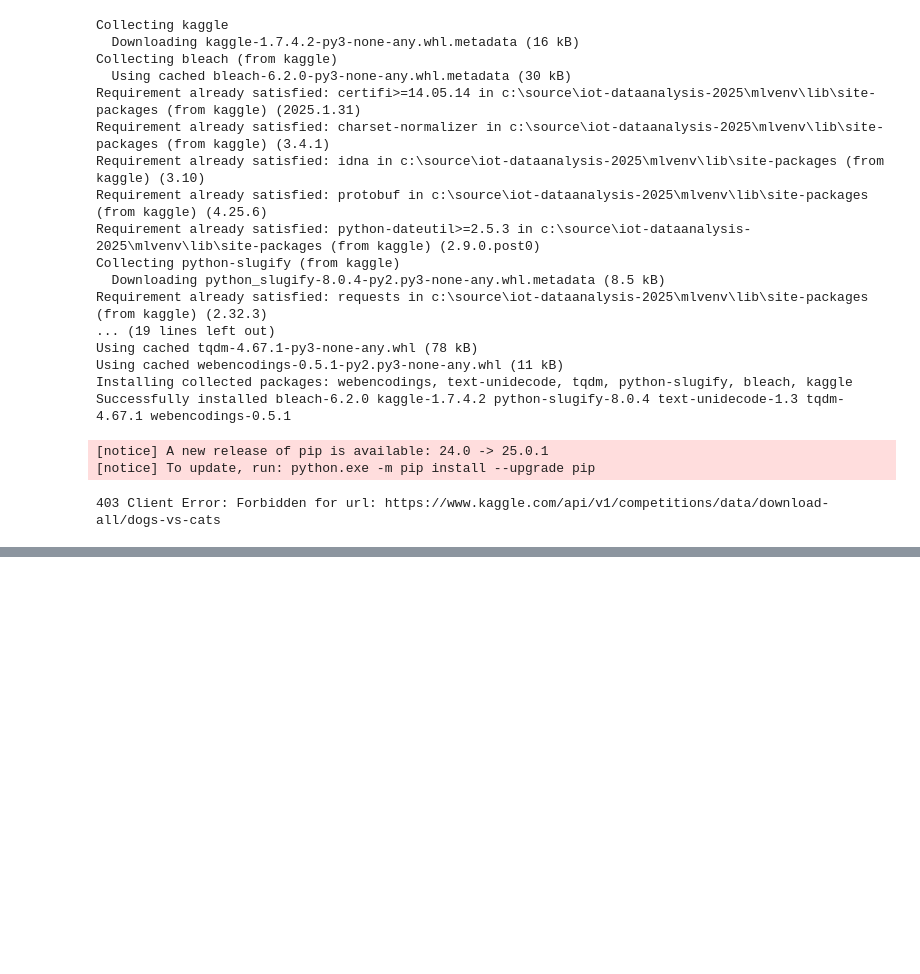
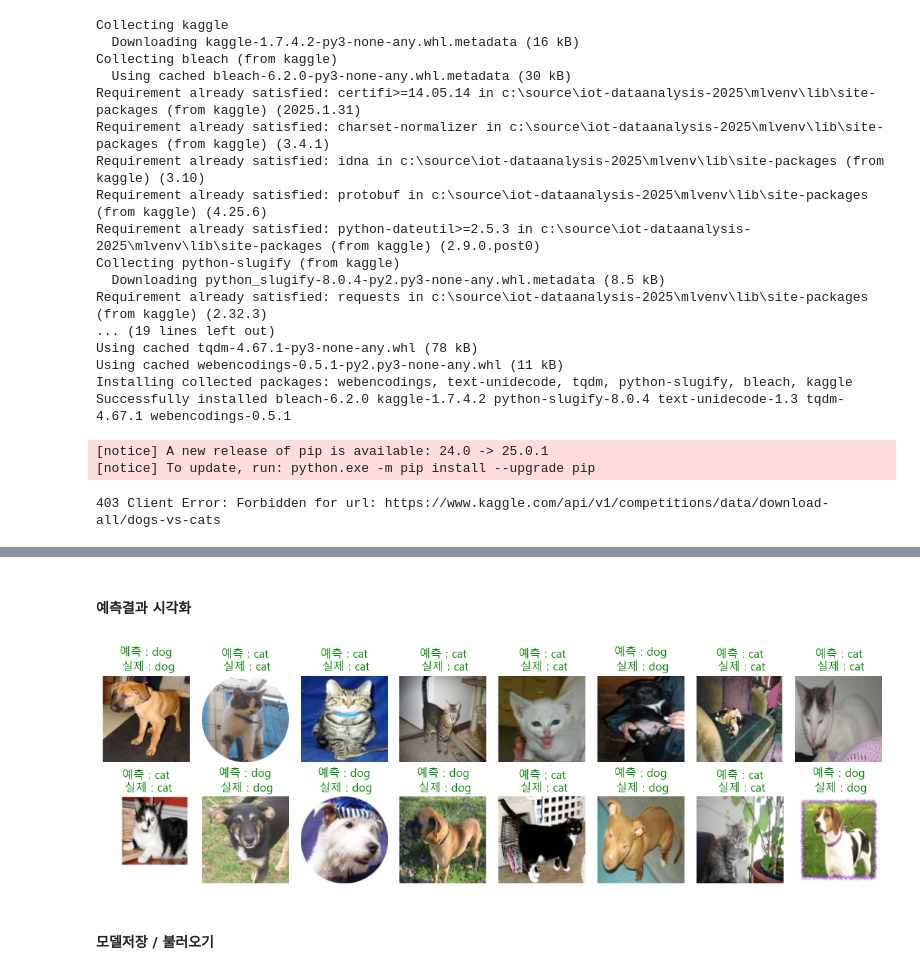
Before and after one commit to Yonadada/IOT-dataanalysis-2025, a Jupyter notebook: day07/mldl01_Cats_and_Dogs_이진분류.ipynb, the cells around one changed output, grey strips where cells are left out. Cells and saved outputs as stored; diff of their text form; code cells hidden in the pictures; blank space fills up the shorter version.

```diff
--- a/day07/mldl01_Cats_and_Dogs_이진분류.ipynb
+++ b/day07/mldl01_Cats_and_Dogs_이진분류.ipynb
@@ -58,0 +176,6 @@ Successfully installed bleach-6.2.0 kaggle-1.7.4.2 python-slugify-8.0.4 text-uni
+# %%
+# cuda 준비
+device = torch.device('cuda' if torch.cuda.is_available() else 'cpu')
+model = CatDogCNN().to(device)
+criterion = nn.BCELoss() # Binary Cross Entropy 손실함수
+optimizer = torch.optim.Adam(model.parameters(), lr=0.001)
@@ -58,0 +215,27 @@ Successfully installed bleach-6.2.0 kaggle-1.7.4.2 python-slugify-8.0.4 text-uni
+# %% [markdown]
+#### 예측결과 시각화
+# %%
+# 검증
+model.eval()
+images, labels = next(iter(train_loader))
+images = images.to(device)
+with torch.no_grad():
+    outputs = model(images)
+    preds = (outputs > 0.5).int().cpu().squeeze()
+
+plt.figure(figsize=(12, 4))
+for i in range(16):
+    plt.subplot(2, 8, i+1)
+    plt.imshow(images[i].cpu().permute(1, 2, 0))
+    pred_label = 'dog' if preds[i] == 1 else 'cat'
+    true_label = 'dog' if preds[i] == 1 else 'cat'
+    color = 'green' if pred_label == true_label else 'red'
+    plt.title(f'예측 : {pred_label}\n 실제 : {true_label}', color=color )
+    plt.axis('off')
+
+plt.tight_layout()
+plt.show()
+# %% [output]
+[figure, added]
+# %% [markdown]
+#### 모델저장 / 불러오기
```
Also changed, not shown: parts of 39 cells of this notebook, 7 other files.
